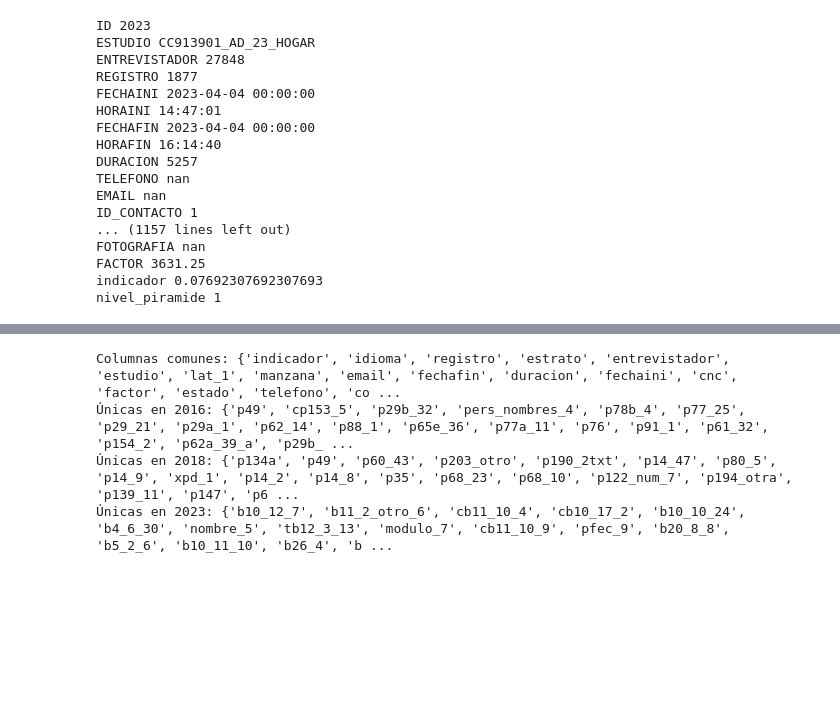
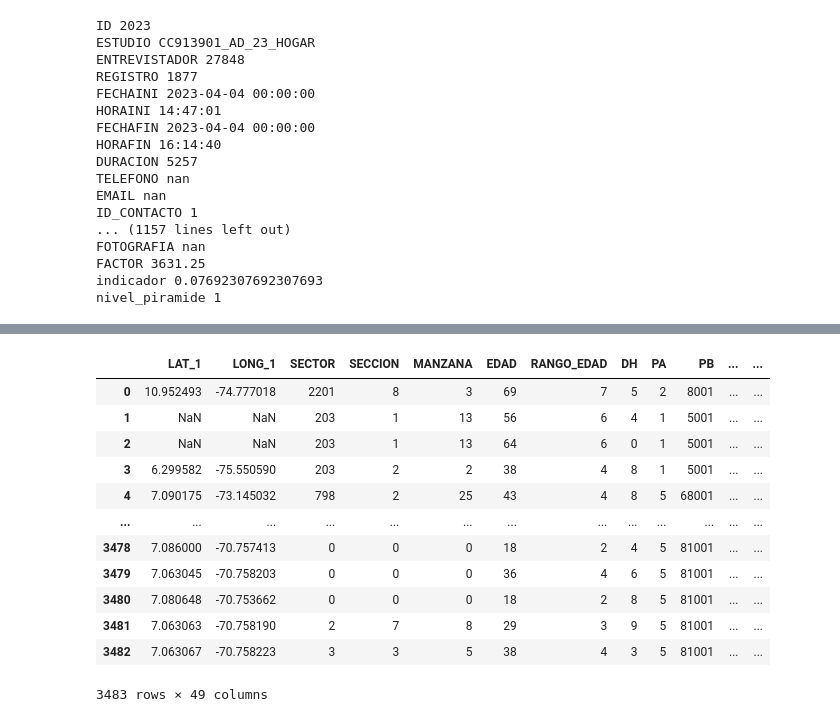
Before and after one commit to Contrerasjosed1/Gerencia_de_proyectos, a Jupyter notebook: ETL_data_CNC.ipynb, the cells around one changed output, grey strips where cells are left out. Cells and saved outputs as stored; diff of their text form; code cells hidden in the pictures; blank space fills up the shorter version.

```diff
--- a/ETL_data_CNC.ipynb
+++ b/ETL_data_CNC.ipynb
@@ -70,16 +140,37 @@ df2023.columns = df2023.columns.str.lower().str.replace(' ', '_')
-# %%
-# Identificar columnas comunes y únicas
-common_columns = set(df2016.columns).intersection(df2018.columns, df2023.columns)
-unique_2016 = set(df2016.columns) - common_columns
-unique_2018 = set(df2018.columns) - common_columns
-unique_2023 = set(df2023.columns) - common_columns
-
-print("Columnas comunes:", common_columns)
-print("Únicas en 2016:", unique_2016)
-print("Únicas en 2018:", unique_2018)
-print("Únicas en 2023:", unique_2023)
-# %% [output]
-Columnas comunes: {'indicador', 'idioma', 'registro', 'estrato', 'entrevistador', 'estudio', 'lat_1', 'manzana', 'email', 'fechafin', 'duracion', 'fechaini', 'cnc', 'factor', 'estado', 'telefono', 'co ...
-Únicas en 2016: {'p49', 'cp153_5', 'p29b_32', 'pers_nombres_4', 'p78b_4', 'p77_25', 'p29_21', 'p29a_1', 'p62_14', 'p88_1', 'p65e_36', 'p77a_11', 'p76', 'p91_1', 'p61_32', 'p154_2', 'p62a_39_a', 'p29b_ ...
-Únicas en 2018: {'p134a', 'p49', 'p60_43', 'p203_otro', 'p190_2txt', 'p14_47', 'p80_5', 'p14_9', 'xpd_1', 'p14_2', 'p14_8', 'p35', 'p68_23', 'p68_10', 'p122_num_7', 'p194_otra', 'p139_11', 'p147', 'p6 ...
-Únicas en 2023: {'b10_12_7', 'b11_2_otro_6', 'cb11_10_4', 'cb10_17_2', 'b10_10_24', 'b4_6_30', 'nombre_5', 'tb12_3_13', 'modulo_7', 'cb11_10_9', 'pfec_9', 'b20_8_8', 'b5_2_6', 'b10_11_10', 'b26_4', 'b ...
+# %%
+selected_columns_2018 = [
+    'LAT_1', 'LONG_1', 'SECTOR', 'SECCION', 'MANZANA',  # Geográficas
+    'EDAD', 'RANGO_EDAD', 'DH', 'PA', 'PB', 'PB1',      # Sociodemográficas
+    'ID', 'FECHAINI', 'FECHAFIN', 'DIREC_VIVI', 'ESTUDIO', 'ENTREVISTADOR',  # Administrativas
+    # Bloque 4: Uso de internet
+    'P7', 'P8', 'P10', 'P11',
+
+    # Bloque 5: Equipamiento de la vivienda
+    'P15', 'P16_1', 'P16_2', 'P16_3', 'P16_4', 'P16_5', 'P16_6', 'P16_7',
+    'P16_8', 'P16_9', 'P16_10', 'P16_11', 'P17', 'P19', 'P21',
+
+    # Bloque 6: Conectividad del hogar
+    'P27', 'P29',
+
+    # Bloque 8: Percepciones sobre internet
+    'P33', 'P34', 'P35', 'P36_1', 'P36_2', 'P36_3', 'P36_4',
+
+    # Bloque 9: Comercio electrónico
+    'P56', 'P57', 'P58', 'P59'
+]
+df2018_Col_sel = df2018[selected_columns_2018]
+df2018_Col_sel
+# %% [output]
+|  | LAT_1 | LONG_1 | SECTOR | SECCION | MANZANA | EDAD | RANGO_EDAD | DH | PA | PB | ... | ... |
+| 0 | 10.952493 | -74.777018 | 2201 | 8 | 3 | 69 | 7 | 5 | 2 | 8001 | ... | ... |
+| 1 | NaN | NaN | 203 | 1 | 13 | 56 | 6 | 4 | 1 | 5001 | ... | ... |
+| 2 | NaN | NaN | 203 | 1 | 13 | 64 | 6 | 0 | 1 | 5001 | ... | ... |
+| 3 | 6.299582 | -75.550590 | 203 | 2 | 2 | 38 | 4 | 8 | 1 | 5001 | ... | ... |
+| 4 | 7.090175 | -73.145032 | 798 | 2 | 25 | 43 | 4 | 8 | 5 | 68001 | ... | ... |
+| ... | ... | ... | ... | ... | ... | ... | ... | ... | ... | ... | ... | ... |
+| 3478 | 7.086000 | -70.757413 | 0 | 0 | 0 | 18 | 2 | 4 | 5 | 81001 | ... | ... |
+| 3479 | 7.063045 | -70.758203 | 0 | 0 | 0 | 36 | 4 | 6 | 5 | 81001 | ... | ... |
+| 3480 | 7.080648 | -70.753662 | 0 | 0 | 0 | 18 | 2 | 8 | 5 | 81001 | ... | ... |
+| 3481 | 7.063063 | -70.758190 | 2 | 7 | 8 | 29 | 3 | 9 | 5 | 81001 | ... | ... |
+| 3482 | 7.063067 | -70.758223 | 3 | 3 | 5 | 38 | 4 | 3 | 5 | 81001 | ... | ... |
+3483 rows × 49 columns
```
Also changed, not shown: parts of 6 cells of this notebook, 1 other file.
